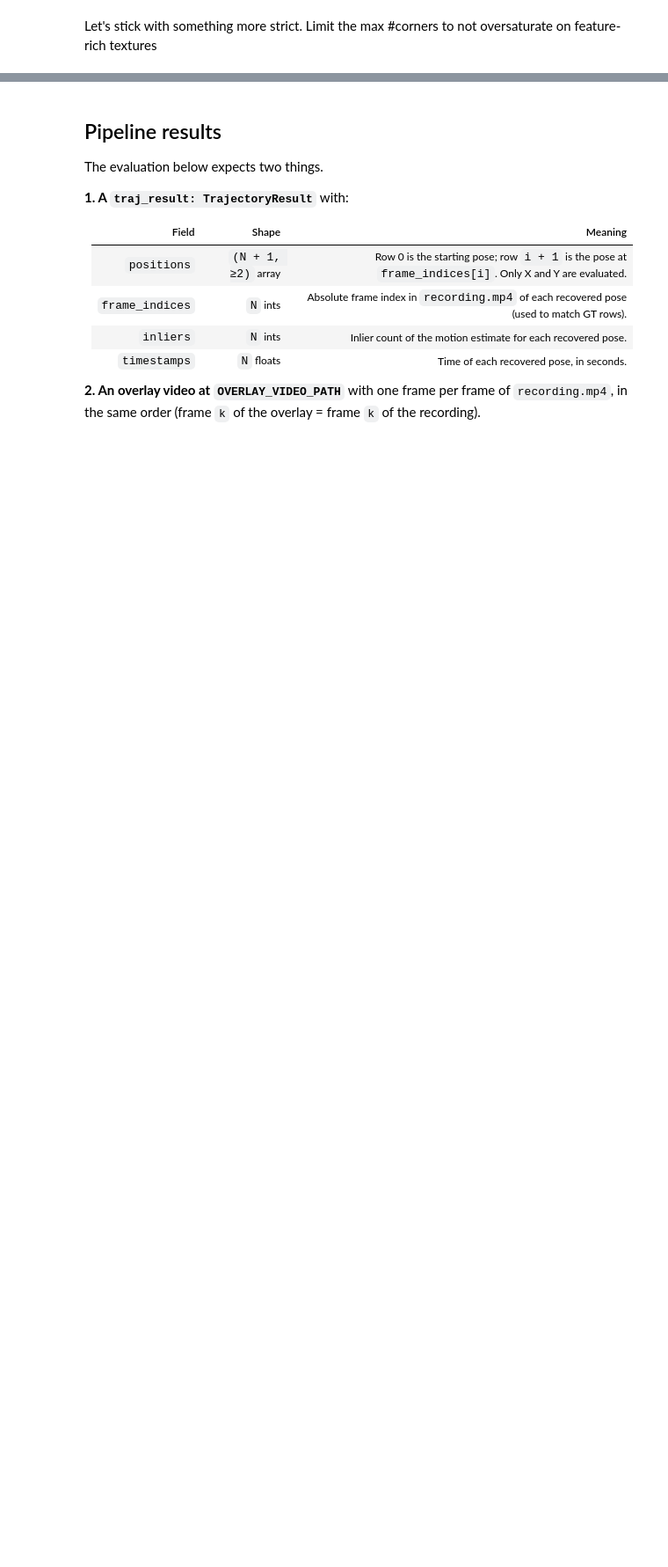
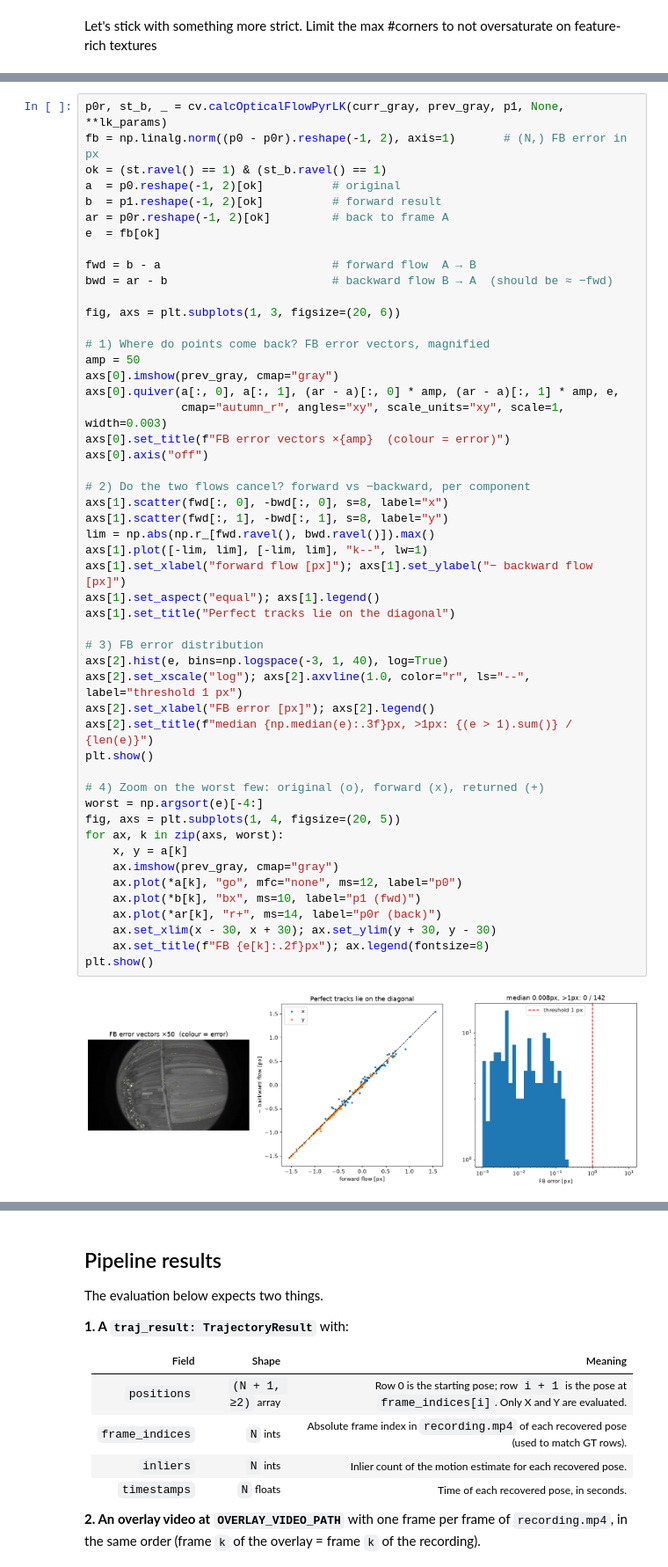
Before and after one commit to yagodanr/hw3_trajectory-estimation, a Jupyter notebook: homework.ipynb, the cells around one changed output, grey strips where cells are left out. Shown at 88% size. Drawn from its saved outputs; the diff is of its cells as text; blank space fills up the shorter version.

```diff
--- a/homework.ipynb
+++ b/homework.ipynb
@@ -334,0 +435,52 @@ plot_points(ax, gray, features, W, H)
+# %%
+p0r, st_b, _ = cv.calcOpticalFlowPyrLK(curr_gray, prev_gray, p1, None, **lk_params)
+fb = np.linalg.norm((p0 - p0r).reshape(-1, 2), axis=1)       # (N,) FB error in px
+ok = (st.ravel() == 1) & (st_b.ravel() == 1)
+a  = p0.reshape(-1, 2)[ok]          # original
+b  = p1.reshape(-1, 2)[ok]          # forward result
+ar = p0r.reshape(-1, 2)[ok]         # back to frame A
+e  = fb[ok]
+
+fwd = b - a                         # forward flow  A → B
+bwd = ar - b                        # backward flow B → A  (should be ≈ −fwd)
+
+fig, axs = plt.subplots(1, 3, figsize=(20, 6))
+
+# 1) Where do points come back? FB error vectors, magnified
+amp = 50
+axs[0].imshow(prev_gray, cmap="gray")
+axs[0].quiver(a[:, 0], a[:, 1], (ar - a)[:, 0] * amp, (ar - a)[:, 1] * amp, e,
+              cmap="autumn_r", angles="xy", scale_units="xy", scale=1, width=0.003)
+axs[0].set_title(f"FB error vectors ×{amp}  (colour = error)")
+axs[0].axis("off")
+
+# 2) Do the two flows cancel? forward vs −backward, per component
+axs[1].scatter(fwd[:, 0], -bwd[:, 0], s=8, label="x")
+axs[1].scatter(fwd[:, 1], -bwd[:, 1], s=8, label="y")
+lim = np.abs(np.r_[fwd.ravel(), bwd.ravel()]).max()
+axs[1].plot([-lim, lim], [-lim, lim], "k--", lw=1)
+axs[1].set_xlabel("forward flow [px]"); axs[1].set_ylabel("− backward flow [px]")
+axs[1].set_aspect("equal"); axs[1].legend()
+axs[1].set_title("Perfect tracks lie on the diagonal")
+
+# 3) FB error distribution
+axs[2].hist(e, bins=np.logspace(-3, 1, 40), log=True)
+axs[2].set_xscale("log"); axs[2].axvline(1.0, color="r", ls="--", label="threshold 1 px")
+axs[2].set_xlabel("FB error [px]"); axs[2].legend()
+axs[2].set_title(f"median {np.median(e):.3f}px, >1px: {(e > 1).sum()} / {len(e)}")
+plt.show()
+
+# 4) Zoom on the worst few: original (o), forward (x), returned (+)
+worst = np.argsort(e)[-4:]
+fig, axs = plt.subplots(1, 4, figsize=(20, 5))
+for ax, k in zip(axs, worst):
+    x, y = a[k]
+    ax.imshow(prev_gray, cmap="gray")
+    ax.plot(*a[k], "go", mfc="none", ms=12, label="p0")
+    ax.plot(*b[k], "bx", ms=10, label="p1 (fwd)")
+    ax.plot(*ar[k], "r+", ms=14, label="p0r (back)")
+    ax.set_xlim(x - 30, x + 30); ax.set_ylim(y + 30, y - 30)
+    ax.set_title(f"FB {e[k]:.2f}px"); ax.legend(fontsize=8)
+plt.show()
+# %% [output]
+[figure, added]
```
Also changed, not shown: parts of 6 cells of this notebook.
